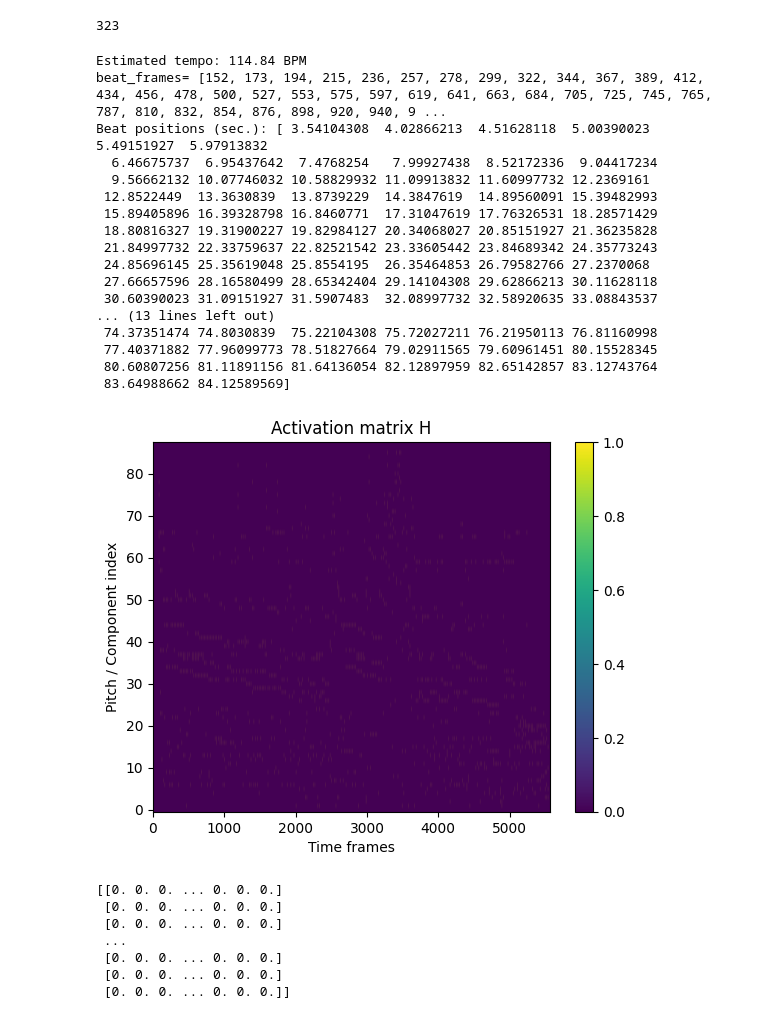
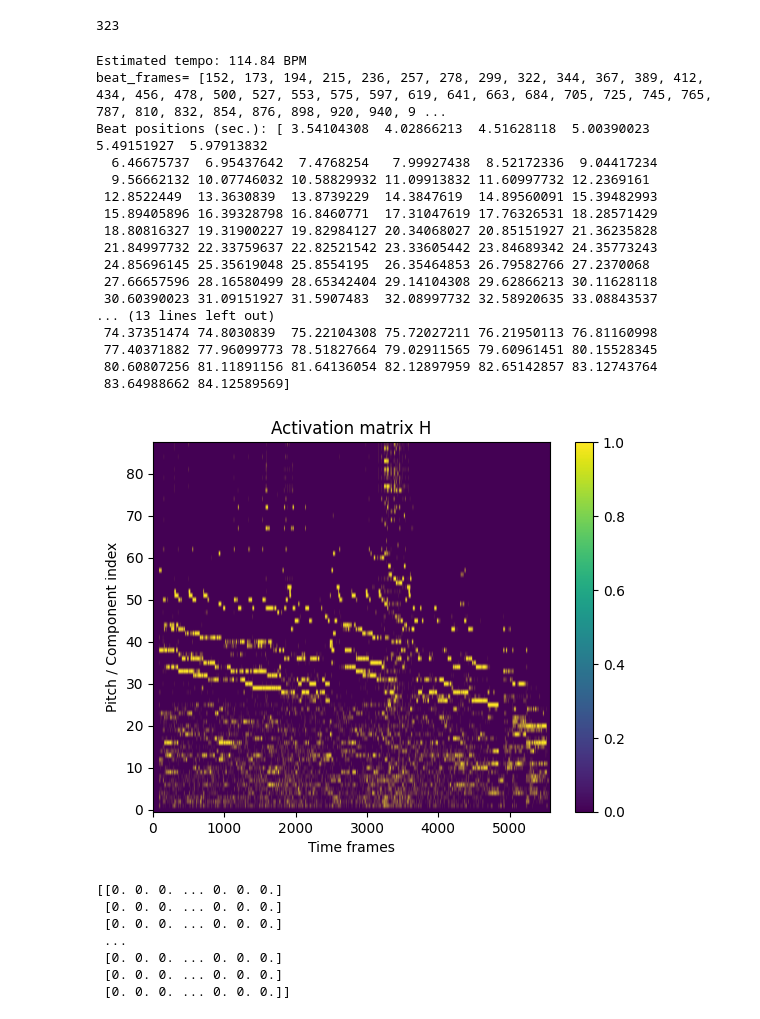
Before and after one commit to bierml/NMFforAMT, a Jupyter notebook: Experimental/Music_Transcribing[NMF].ipynb, the cells around one changed output. Drawn from its saved outputs; the diff is of its cells as text; code cells hidden in the pictures.

Commit message:
2 note_tracking functions (need joining)

```diff
--- a/Experimental/Music_Transcribing[NMF].ipynb
+++ b/Experimental/Music_Transcribing[NMF].ipynb
@@ -228,11 +229,11 @@ def note_tracking(H_new,onsets):
   H_r = np.zeros(H_new.shape)
   #for t in onsets:
   for t in onsets:
-    idx = top_k_indices(H_n[:,t],5)
+    idx = top_k_indices(H_n[:,t],9)
     for i in idx:
       H_r[i,t] = 1
   return H_r
-'''def note_tracking(H,th=1.4):
+def note_tracking_m(H,th=1.4):
   mean = np.mean(H)
   std = np.std(H)
   thresh = mean + th * std
@@ -240,7 +241,7 @@ def note_tracking(H_new,onsets):
   for i in range(H.shape[1]):
     indicies = np.where(H[:,i] > thresh)
     H_copy[indicies,i] = 1
-  return H_copy'''
+  return H_copy
 
 def beat_sync_H(H, beat_frames, mode="mean"):
     Q, T = H.shape
@@ -278,6 +279,8 @@ def enforce_min_duration(B, min_len=10):
 
 
 H_v = np.log(1+100*H_new)
+H_w = H_v.copy()
+H_w = note_tracking_m(H_w)
 H_v = np.asarray(H_v)
 H_v = H_v / (H_v.max(axis=1, keepdims=True) + 1e-8)
 H_v = note_tracking(H_v,res)
@@ -287,41 +290,42 @@ H_v = note_tracking(H_v,res)
 #H_v = np.asarray(H_v)
 #H_v = note_tracking_paper_style(H_v)
 H_v[0,:] = 0 #rough zero-ing A0 is the simplest way to approach NMF artefacts in low pitches
+H_w[0,:] = 0 #rough zero-ing A0 is the simplest way to approach NMF artefacts in low pitches
 #H_v = np.asarray(H_v)
 #H_v = beat_sync_H(H_v,beat_frames)
 
 
 #H_v = generate_transcription(H_v,res)
 #H_v = enforce_min_duration(H_v)
 
 import matplotlib.pyplot as plt
 plt.figure()
 #plt.imshow(H_v, aspect='auto', origin='lower')
-plt.imshow(H_v, aspect='auto', origin='lower')
+plt.imshow(H_w, aspect='auto', origin='lower')
 plt.colorbar()
 plt.title("Activation matrix H")
 plt.xlabel("Time frames")
 plt.ylabel("Pitch / Component index")
 plt.show()
 # %% [output]
 Estimated tempo: 114.84 BPM
 beat_frames= [152, 173, 194, 215, 236, 257, 278, 299, 322, 344, 367, 389, 412, 434, 456, 478, 500, 527, 553, 575, 597, 619, 641, 663, 684, 705, 725, 745, 765, 787, 810, 832, 854, 876, 898, 920, 940, 9 ...
 Beat positions (sec.): [ 3.54104308  4.02866213  4.51628118  5.00390023  5.49151927  5.97913832
   6.46675737  6.95437642  7.4768254   7.99927438  8.52172336  9.04417234
   9.56662132 10.07746032 10.58829932 11.09913832 11.60997732 12.2369161
  12.8522449  13.3630839  13.8739229  14.3847619  14.89560091 15.39482993
  15.89405896 16.39328798 16.8460771  17.31047619 17.76326531 18.28571429
  18.80816327 19.31900227 19.82984127 20.34068027 20.85151927 21.36235828
  21.84997732 22.33759637 22.82521542 23.33605442 23.84689342 24.35773243
  24.85696145 25.35619048 25.8554195  26.35464853 26.79582766 27.2370068
  27.66657596 28.16580499 28.65342404 29.14104308 29.62866213 30.11628118
  30.60390023 31.09151927 31.5907483  32.08997732 32.58920635 33.08843537
 ... (13 lines left out)
  74.37351474 74.8030839  75.22104308 75.72027211 76.21950113 76.81160998
  77.40371882 77.96099773 78.51827664 79.02911565 79.60961451 80.15528345
  80.60807256 81.11891156 81.64136054 82.12897959 82.65142857 83.12743764
  83.64988662 84.12589569]
-[figure, old version]
+[figure, new version]
 # %%
 print(H_v)
 # %% [output]
```
Also changed, not shown: parts of 2 cells of this notebook, 1 other file.
